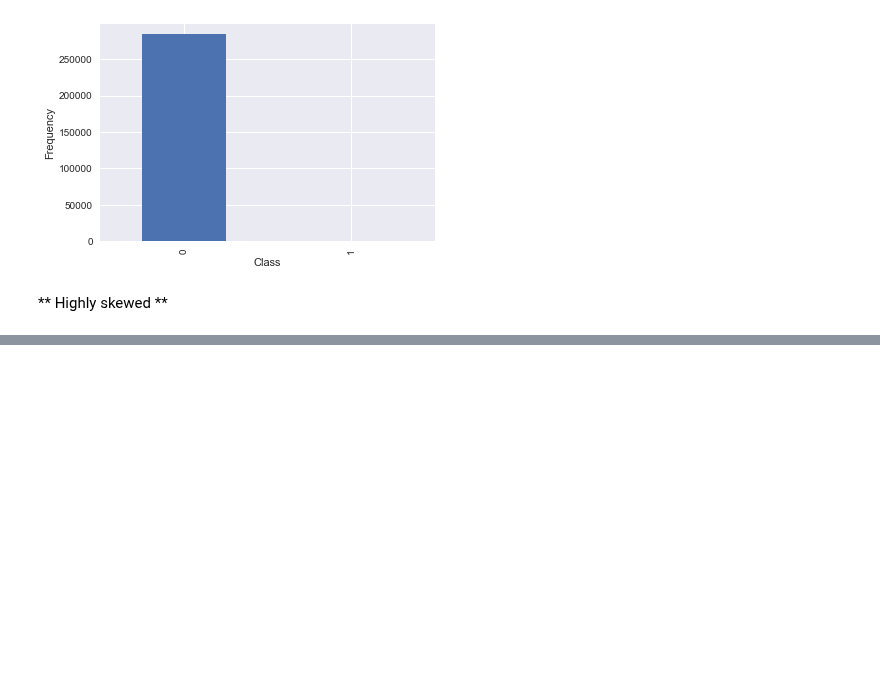
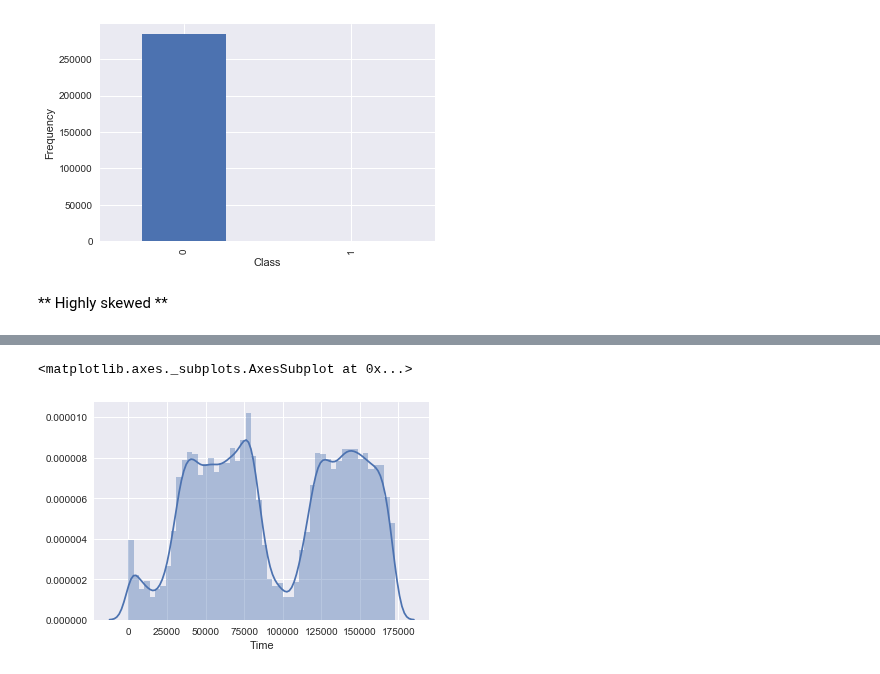
Before and after one commit to sushant2811/CreditCardFraudDetection, a Jupyter notebook: CreditCardFraudDetection.ipynb, the cells around one changed output, grey strips where cells are left out. Saved outputs shown, nothing was run; the diff lists cells and outputs as text; code cells hidden in the pictures; blank space fills up the shorter version.

```diff
--- a/CreditCardFraudDetection.ipynb
+++ b/CreditCardFraudDetection.ipynb
@@ -129,0 +142,5 @@ plt.ylabel('Frequency')
+# %%
+sns.distplot(df['Time'])
+# %% [output]
+<matplotlib.axes._subplots.AxesSubplot at 0x...>
+[figure, added]
```
Also changed, not shown: parts of 5 cells of this notebook.
